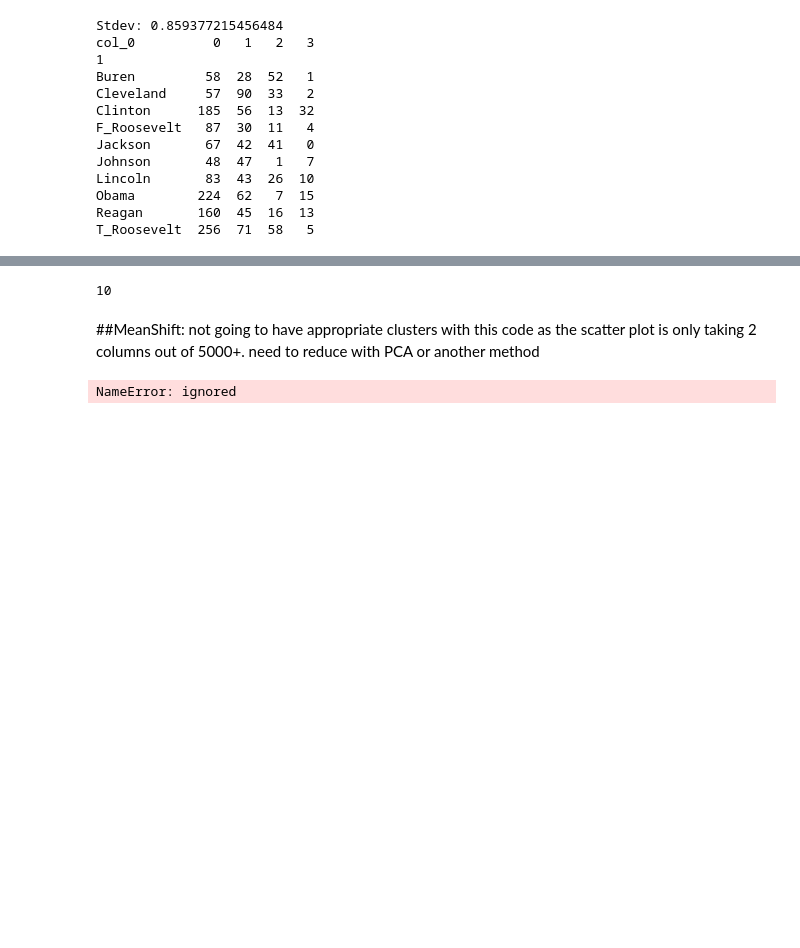
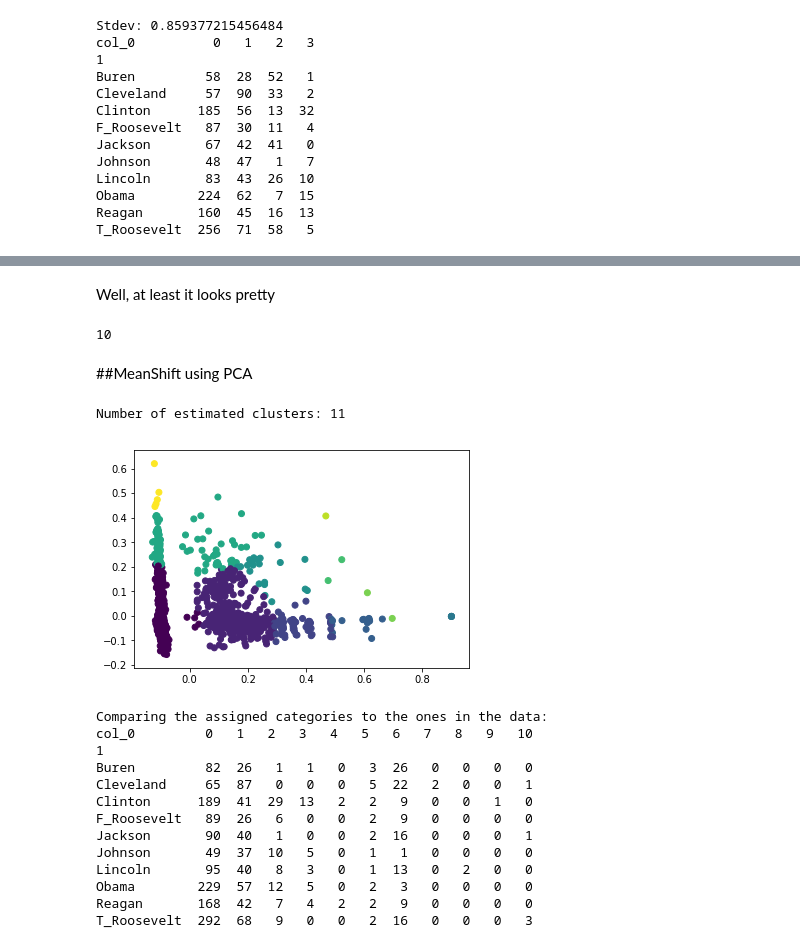
Before and after one commit to harr1582/Presidential-SOTU, a Jupyter notebook: Presidential_SOTUs.ipynb, the cells around one changed output, grey strips where cells are left out. Cells and saved outputs as stored; diff of their text form; code cells hidden in the pictures; blank space fills up the shorter version.

```diff
--- a/Presidential_SOTUs.ipynb
+++ b/Presidential_SOTUs.ipynb
@@ -645,35 +692,57 @@ plt.scatter(*X_embedded.T, c=cluster_colors)
+# %% [markdown]
+Well, at least it looks pretty
 # %%
 len(pd.Series(for_show_in_plot).value_counts())
 # %% [output]
 10
-# %% [markdown]
-##MeanShift: not going to have appropriate clusters with this code as the scatter plot is only taking 2 columns out of 5000+. need to reduce with PCA or another method
+# %% [markdown]
+##MeanShift using PCA
 # %%
 from sklearn.cluster import MeanShift, estimate_bandwidth
 
 # Here we set the bandwidth. This function automatically derives a bandwidth
 # number based on an inspection of the distances among points in the data.
-bandwidth = estimate_bandwidth(X_train, quantile=0.2, n_samples=500)
+# Reduce it to two components.
+X_pca = PCA(2).fit_transform(X_norm)
+
+
+#############################3
+
+bandwidth = estimate_bandwidth(X_pca, quantile=0.2, n_samples=500)
 
 # Declare and fit the model.
 ms = MeanShift(bandwidth=bandwidth, bin_seeding=True)
-ms.fit(X_train)
+ms.fit(X_pca)
 
 # Extract cluster assignments for each data point.
 labels = ms.labels_
 
 # Coordinates of the cluster centers.
 cluster_centers = ms.cluster_centers_
 
 # Count our clusters.
 n_clusters_ = len(np.unique(labels))
 
 print("Number of estimated clusters: {}".format(n_clusters_))
 
-plt.scatter(X_train[:, 0], X_train[:, 1], c=labels)
+plt.scatter(X_pca[:, 0], X_pca[:, 1], c=labels)
 plt.show()
 
 print('Comparing the assigned categories to the ones in the data:')
 print(pd.crosstab(y_train, labels))
 # %% [output]
-NameError: ignored
+Number of estimated clusters: 11
+[figure, added]
+Comparing the assigned categories to the ones in the data:
+col_0         0   1   2   3   4   5   6   7   8   9   10
+1
+Buren         82  26   1   1   0   3  26   0   0   0   0
+Cleveland     65  87   0   0   0   5  22   2   0   0   1
+Clinton      189  41  29  13   2   2   9   0   0   1   0
+F_Roosevelt   89  26   6   0   0   2   9   0   0   0   0
+Jackson       90  40   1   0   0   2  16   0   0   0   1
+Johnson       49  37  10   5   0   1   1   0   0   0   0
+Lincoln       95  40   8   3   0   1  13   0   2   0   0
+Obama        229  57  12   5   0   2   3   0   0   0   0
+Reagan       168  42   7   4   2   2   9   0   0   0   0
+T_Roosevelt  292  68   9   0   0   2  16   0   0   0   3
```
Also changed, not shown: parts of 60 cells of this notebook.
